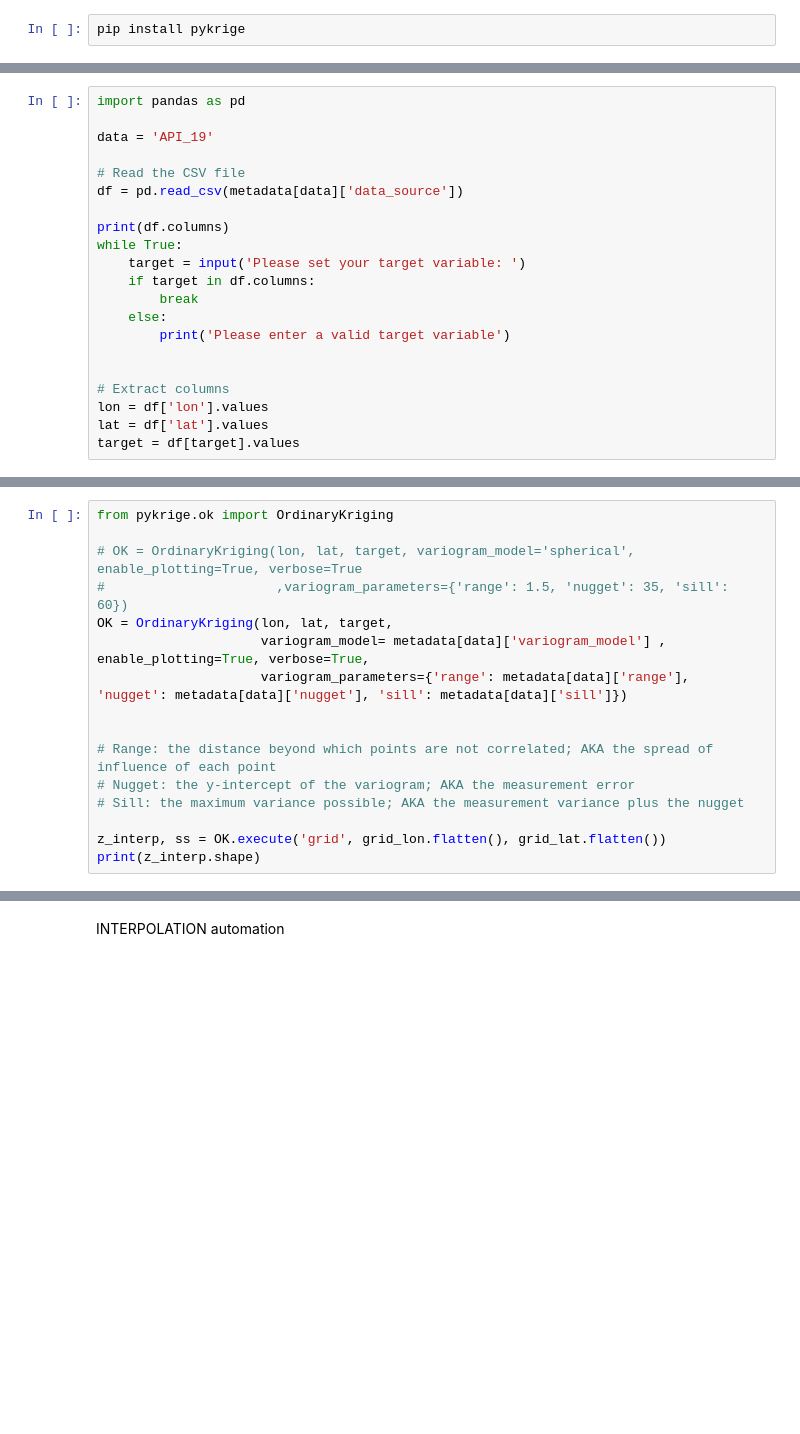
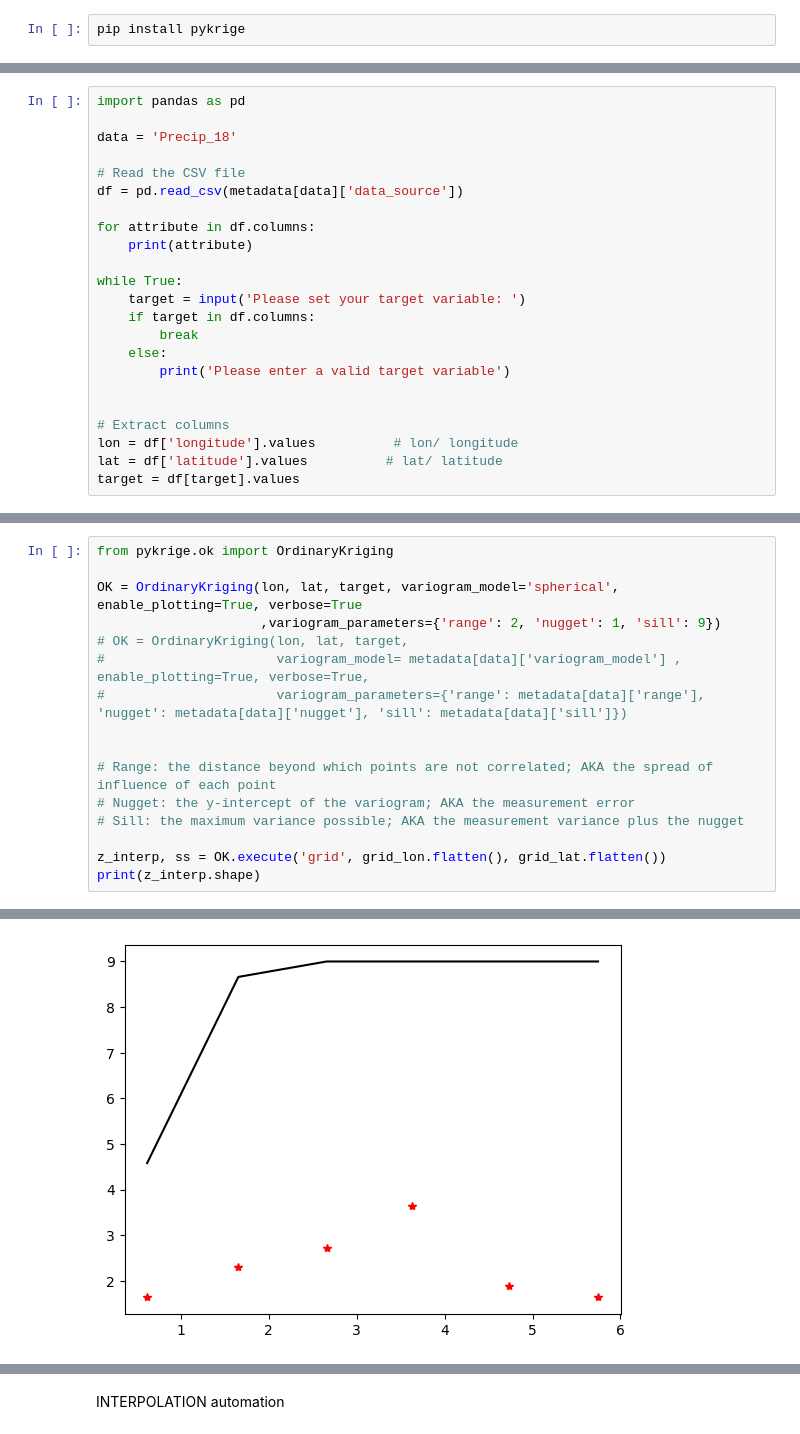
Before and after one commit to SHINE-six/Geostatistical-Analysis-Prediction-of-Air-Pollution-Index-in-West-Malaysia, a Jupyter notebook: Kriging.ipynb, the cells around one changed output, grey strips where cells are left out. Drawn from its saved outputs; the diff is of its cells as text; blank space fills up the shorter version.

```diff
--- a/Kriging.ipynb
+++ b/Kriging.ipynb
@@ -68,12 +116,14 @@ metadata = {
 # %%
 import pandas as pd
 
-data = 'API_19'
+data = 'Precip_18'
 
 # Read the CSV file
 df = pd.read_csv(metadata[data]['data_source'])
 
-print(df.columns)
+for attribute in df.columns:
+    print(attribute)
+
 while True:
     target = input('Please set your target variable: ')
     if target in df.columns:
@@ -83,6 +133,6 @@ while True:
 
 
 # Extract columns
-lon = df['lon'].values
-lat = df['lat'].values
+lon = df['longitude'].values          # lon/ longitude
+lat = df['latitude'].values          # lat/ latitude
 target = df[target].values
@@ -89,11 +148,11 @@ target = df[target].values
 # %%
 from pykrige.ok import OrdinaryKriging
 
-# OK = OrdinaryKriging(lon, lat, target, variogram_model='spherical', enable_plotting=True, verbose=True
-#                      ,variogram_parameters={'range': 1.5, 'nugget': 35, 'sill': 60})
-OK = OrdinaryKriging(lon, lat, target,
-                     variogram_model= metadata[data]['variogram_model'] , enable_plotting=True, verbose=True,
-                     variogram_parameters={'range': metadata[data]['range'], 'nugget': metadata[data]['nugget'], 'sill': metadata[data]['sill']})
+OK = OrdinaryKriging(lon, lat, target, variogram_model='spherical', enable_plotting=True, verbose=True
+                     ,variogram_parameters={'range': 2, 'nugget': 1, 'sill': 9})
+# OK = OrdinaryKriging(lon, lat, target,
+#                      variogram_model= metadata[data]['variogram_model'] , enable_plotting=True, verbose=True,
+#                      variogram_parameters={'range': metadata[data]['range'], 'nugget': metadata[data]['nugget'], 'sill': metadata[data]['sill']})
 
 
 # Range: the distance beyond which points are not correlated; AKA the spread of influence of each point
@@ -102,3 +161,4 @@ OK = OrdinaryKriging(lon, lat, target,
 
 z_interp, ss = OK.execute('grid', grid_lon.flatten(), grid_lat.flatten())
 print(z_interp.shape)
+# %% [output]
@@ -104,0 +176 @@ print(z_interp.shape)
+[figure, added]
```
Also changed, not shown: parts of 7 cells of this notebook, 10 other files.
